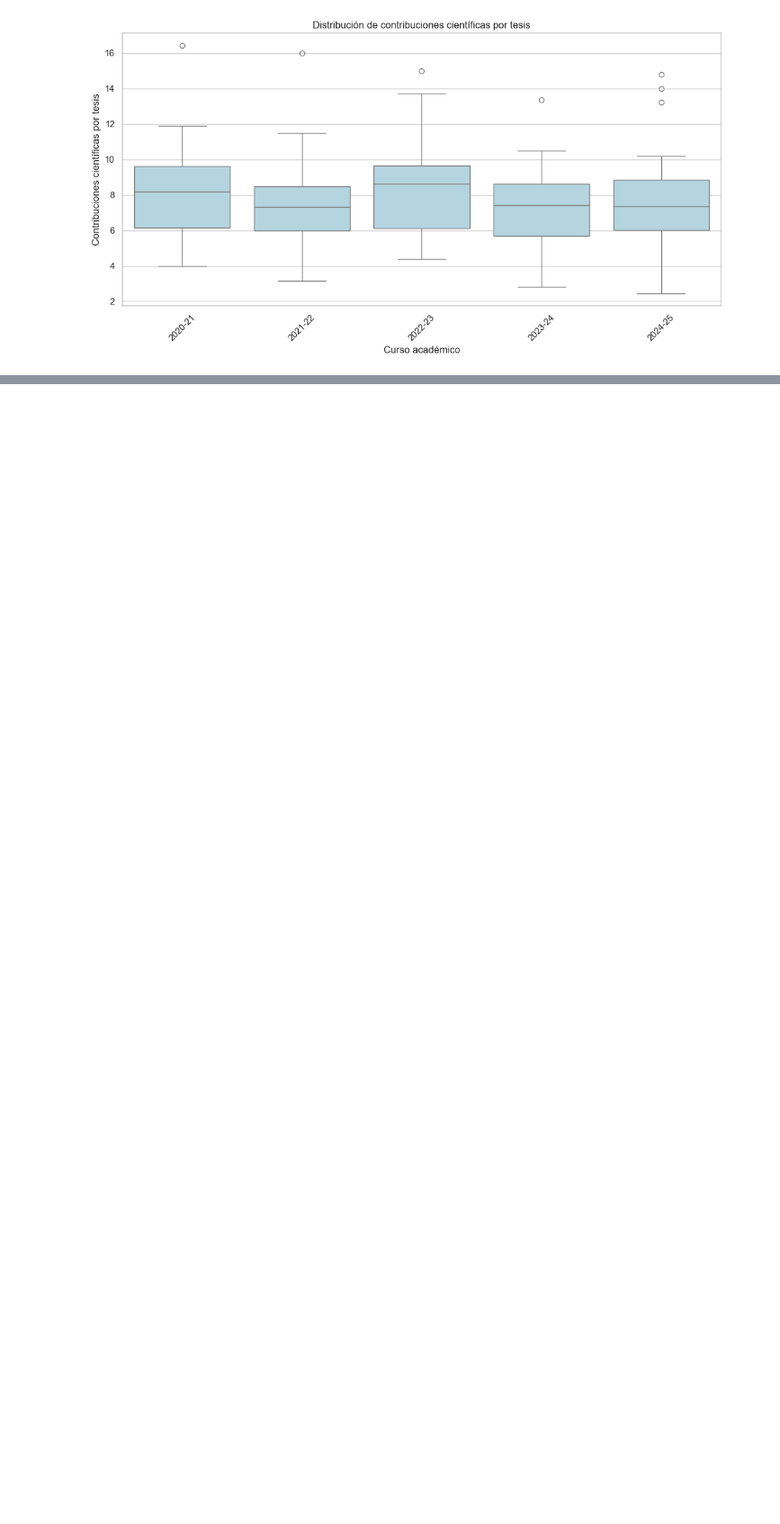
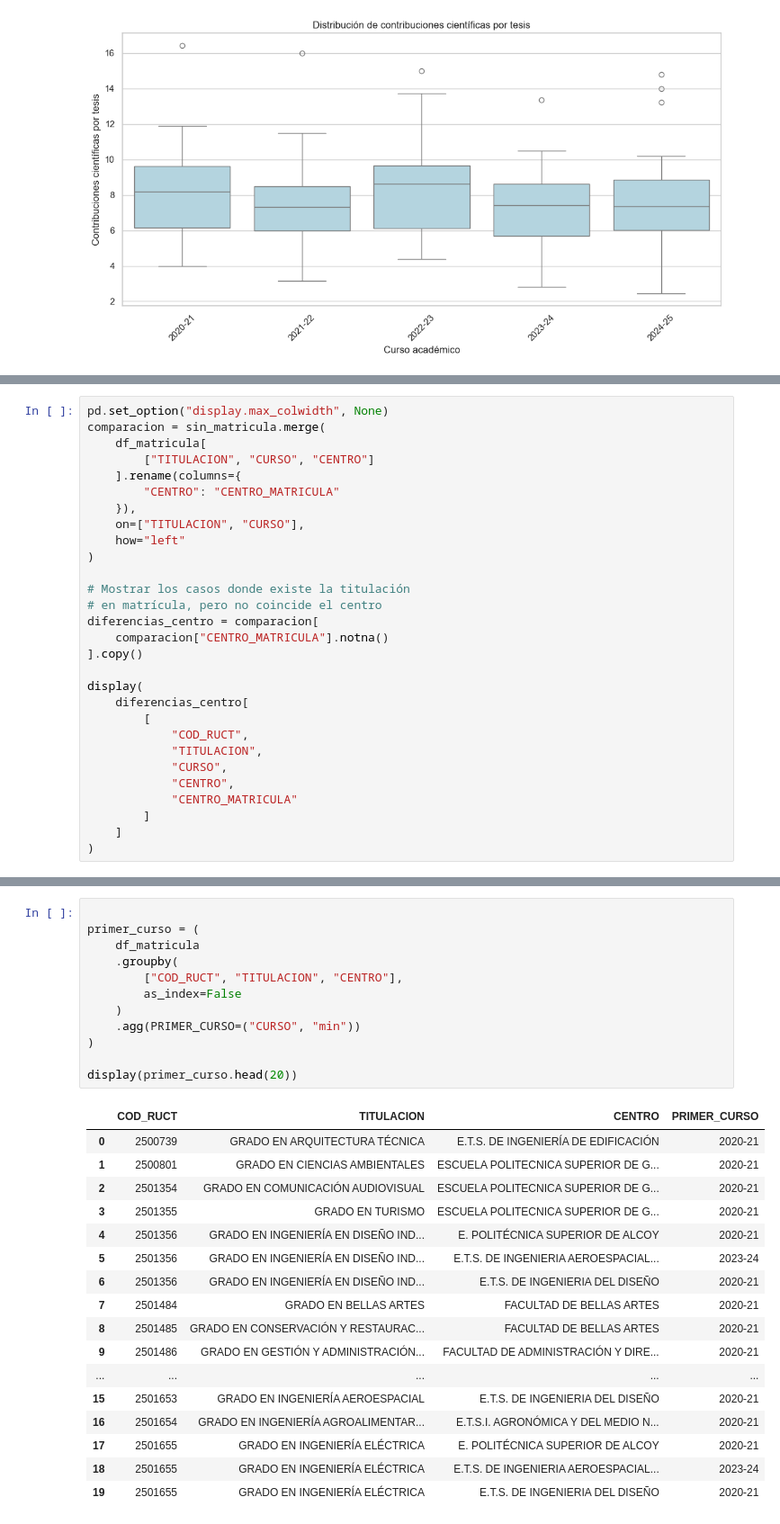
Before and after one commit to SVidal05/GPR_university_benchmark, a Jupyter notebook: notebooks/DataXplorERASMUS.ipynb, the cells around one changed output, grey strips where cells are left out. Shown at 90% size. Cells and saved outputs as stored; diff of their text form; blank space fills up the shorter version.

```diff
--- a/notebooks/DataXplorERASMUS.ipynb
+++ b/notebooks/DataXplorERASMUS.ipynb
@@ -813,0 +863,29 @@ plt.show()
+# %%
+pd.set_option("display.max_colwidth", None)
+comparacion = sin_matricula.merge(
+    df_matricula[
+        ["TITULACION", "CURSO", "CENTRO"]
+    ].rename(columns={
+        "CENTRO": "CENTRO_MATRICULA"
+    }),
+    on=["TITULACION", "CURSO"],
+    how="left"
+)
+
+# Mostrar los casos donde existe la titulación
+# en matrícula, pero no coincide el centro
+diferencias_centro = comparacion[
+    comparacion["CENTRO_MATRICULA"].notna()
+].copy()
+
+display(
+    diferencias_centro[
+        [
+            "COD_RUCT",
+            "TITULACION",
+            "CURSO",
+            "CENTRO",
+            "CENTRO_MATRICULA"
+        ]
+    ]
+)
@@ -813,0 +927,30 @@ plt.show()
+# %%
+
+primer_curso = (
+    df_matricula
+    .groupby(
+        ["COD_RUCT", "TITULACION", "CENTRO"],
+        as_index=False
+    )
+    .agg(PRIMER_CURSO=("CURSO", "min"))
+)
+
+display(primer_curso.head(20))
+# %% [output]
+|  | COD_RUCT | TITULACION | CENTRO | PRIMER_CURSO |
+| 0 | 2500739 | GRADO EN ARQUITECTURA TÉCNICA | E.T.S. DE INGENIERÍA DE EDIFICACIÓN | 2020-21 |
+| 1 | 2500801 | GRADO EN CIENCIAS AMBIENTALES | ESCUELA POLITECNICA SUPERIOR DE G... | 2020-21 |
+| 2 | 2501354 | GRADO EN COMUNICACIÓN AUDIOVISUAL | ESCUELA POLITECNICA SUPERIOR DE G... | 2020-21 |
+| 3 | 2501355 | GRADO EN TURISMO | ESCUELA POLITECNICA SUPERIOR DE G... | 2020-21 |
+| 4 | 2501356 | GRADO EN INGENIERÍA EN DISEÑO IND... | E. POLITÉCNICA SUPERIOR DE ALCOY | 2020-21 |
+| 5 | 2501356 | GRADO EN INGENIERÍA EN DISEÑO IND... | E.T.S. DE INGENIERIA AEROESPACIAL... | 2023-24 |
+| 6 | 2501356 | GRADO EN INGENIERÍA EN DISEÑO IND... | E.T.S. DE INGENIERIA DEL DISEÑO | 2020-21 |
+| 7 | 2501484 | GRADO EN BELLAS ARTES | FACULTAD DE BELLAS ARTES | 2020-21 |
+| 8 | 2501485 | GRADO EN CONSERVACIÓN Y RESTAURAC... | FACULTAD DE BELLAS ARTES | 2020-21 |
+| 9 | 2501486 | GRADO EN GESTIÓN Y ADMINISTRACIÓN... | FACULTAD DE ADMINISTRACIÓN Y DIRE... | 2020-21 |
+| ... | ... | ... | ... | ... |
+| 15 | 2501653 | GRADO EN INGENIERÍA AEROESPACIAL | E.T.S. DE INGENIERIA DEL DISEÑO | 2020-21 |
+| 16 | 2501654 | GRADO EN INGENIERÍA AGROALIMENTAR... | E.T.S.I. AGRONÓMICA Y DEL MEDIO N... | 2020-21 |
+| 17 | 2501655 | GRADO EN INGENIERÍA ELÉCTRICA | E. POLITÉCNICA SUPERIOR DE ALCOY | 2020-21 |
+| 18 | 2501655 | GRADO EN INGENIERÍA ELÉCTRICA | E.T.S. DE INGENIERIA AEROESPACIAL... | 2023-24 |
+| 19 | 2501655 | GRADO EN INGENIERÍA ELÉCTRICA | E.T.S. DE INGENIERIA DEL DISEÑO | 2020-21 |
```
Also changed, not shown: parts of 11 cells of this notebook, 12 other files.
